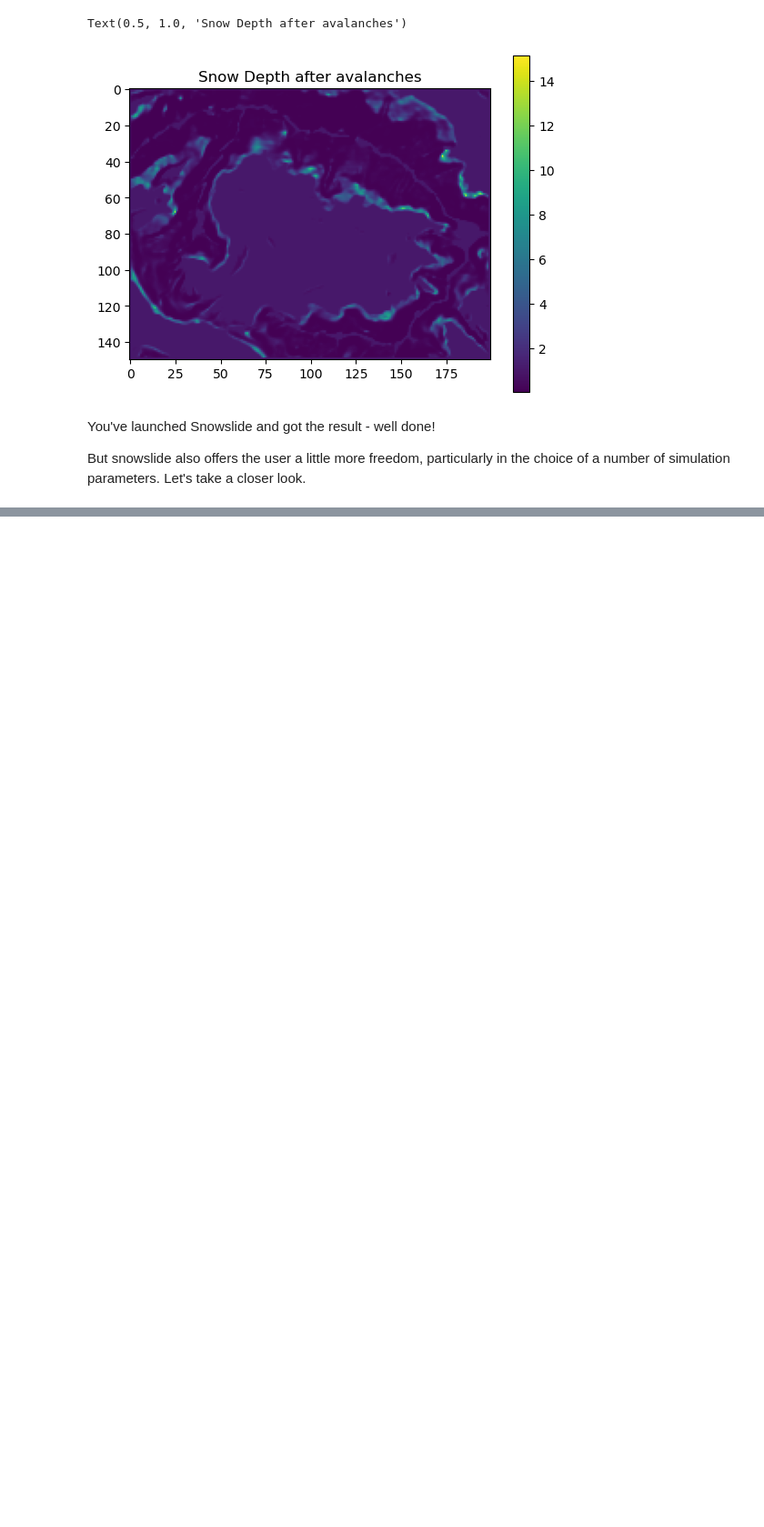
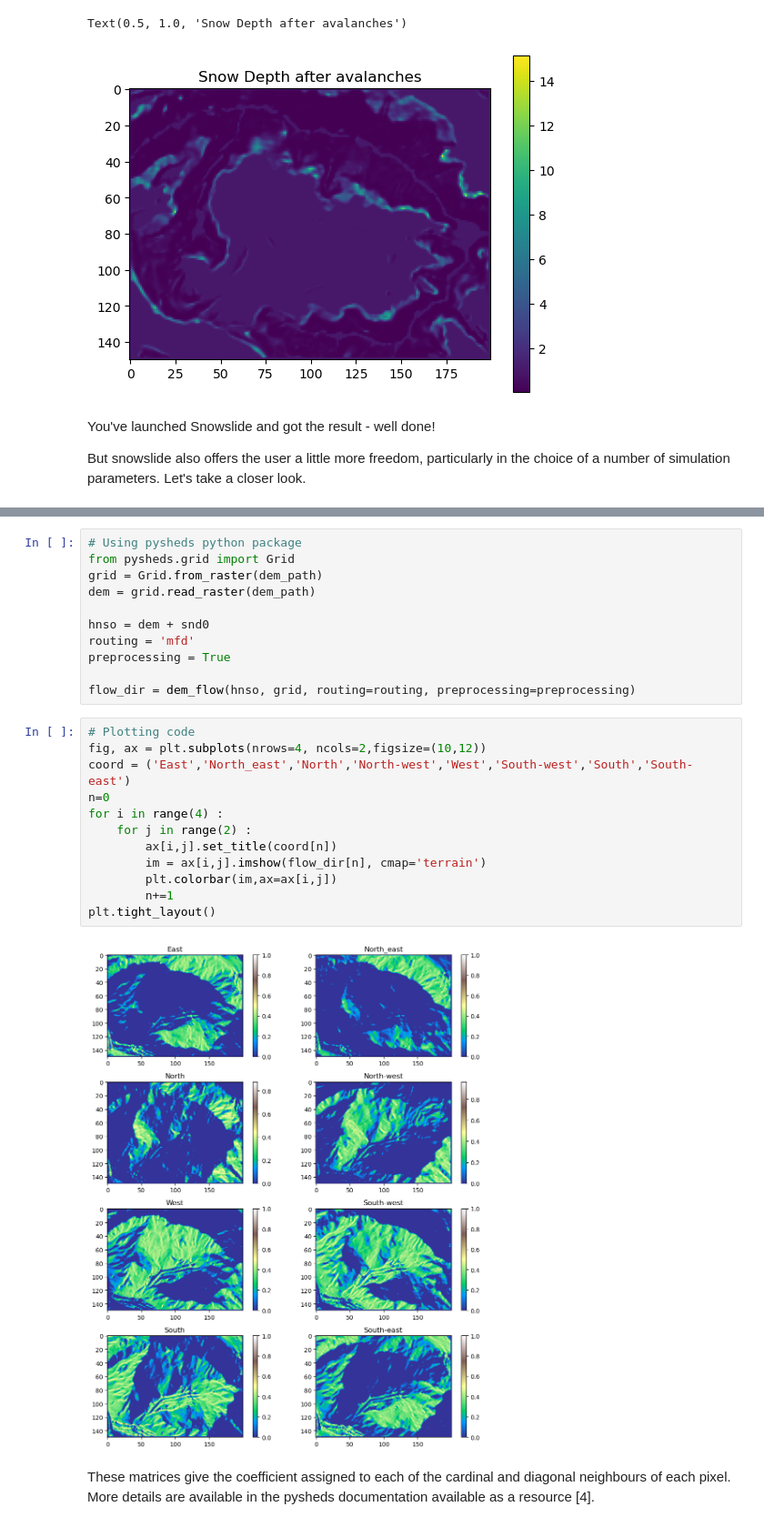
Before and after one commit to OGGM/Snowslide, a Jupyter notebook: example/How_to_use_snowslide.ipynb, the cells around one changed output, grey strips where cells are left out. Shown at 91% size. Cells and saved outputs as stored; diff of their text form; blank space fills up the shorter version.

```diff
--- a/example/How_to_use_snowslide.ipynb
+++ b/example/How_to_use_snowslide.ipynb
@@ -158,0 +188,27 @@ More informations about each of these functions will be updated later in the Rea
+# %%
+# Using pysheds python package
+from pysheds.grid import Grid
+grid = Grid.from_raster(dem_path)
+dem = grid.read_raster(dem_path)
+
+hnso = dem + snd0
+routing = 'mfd'
+preprocessing = True
+
+flow_dir = dem_flow(hnso, grid, routing=routing, preprocessing=preprocessing)
+# %%
+# Plotting code
+fig, ax = plt.subplots(nrows=4, ncols=2,figsize=(10,12))
+coord = ('East','North_east','North','North-west','West','South-west','South','South-east')
+n=0
+for i in range(4) :
+    for j in range(2) :
+        ax[i,j].set_title(coord[n])
+        im = ax[i,j].imshow(flow_dir[n], cmap='terrain')
+        plt.colorbar(im,ax=ax[i,j])
+        n+=1
+plt.tight_layout()
+# %% [output]
+[figure, added]
+# %% [markdown]
+These matrices give the coefficient assigned to each of the cardinal and diagonal neighbours of each pixel. More details are available in the pysheds documentation available as a resource [4].
```
Also changed, not shown: parts of 30 cells of this notebook, 8 other files.
